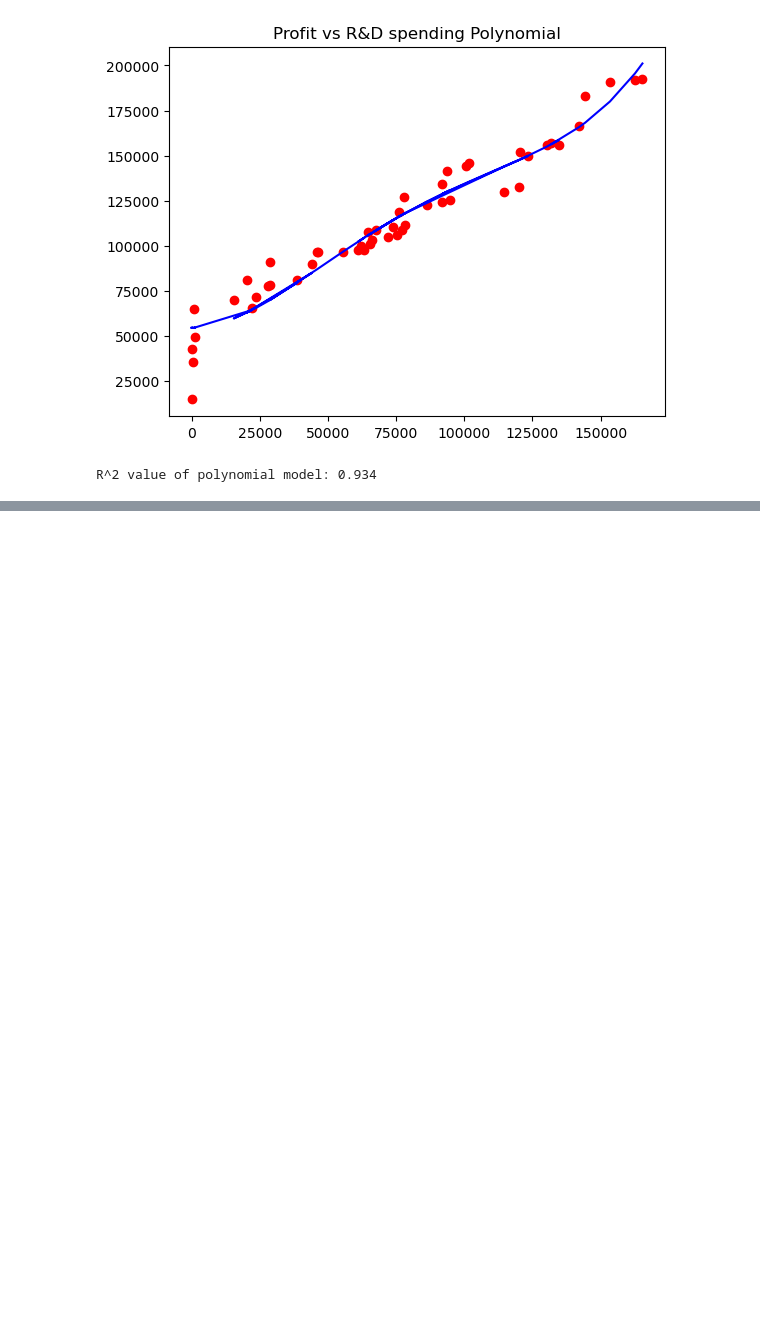
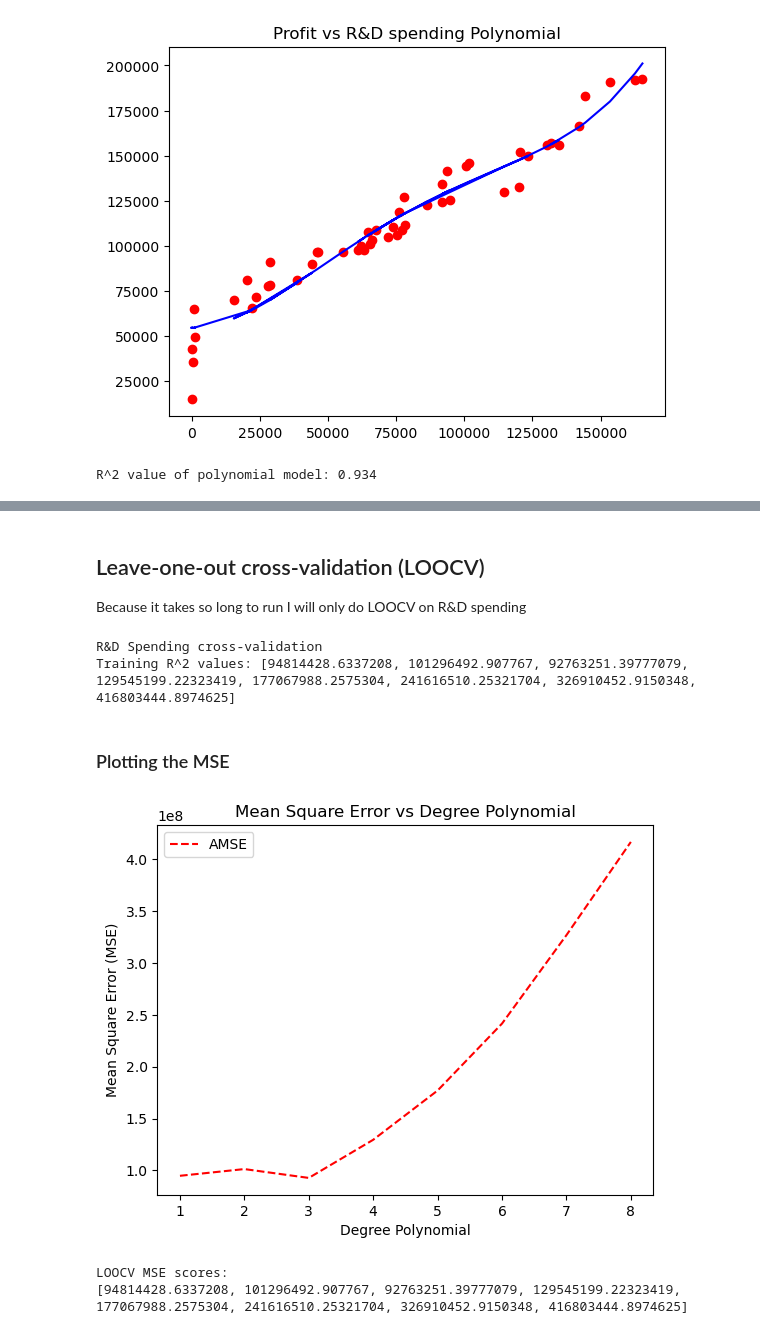
Before and after one commit to graemebeatie/cs4400_assignments, a Jupyter notebook: in_class_cross_validation.ipynb, the cells around one changed output, grey strips where cells are left out. Drawn from its saved outputs; the diff is of its cells as text; code cells hidden in the pictures; blank space fills up the shorter version.

```diff
--- a/in_class_cross_validation.ipynb
+++ b/in_class_cross_validation.ipynb
@@ -188,0 +193,26 @@ print(test_scores)
+# %% [markdown]
+## Leave-one-out cross-validation (LOOCV)
+Because it takes so long to run I will only do LOOCV on R&D spending
+# %%
+
+# R&D spending polynomial regression
+test_scores3 = k_fold_cross_validation(RD_df,len(RD_df),9)
+print(f'R&D Spending Leave-one-out cross-validation\nMean Square Error values: {test_scores3}')
+# %% [output]
+R&D Spending cross-validation
+Training R^2 values: [94814428.6337208, 101296492.907767, 92763251.39777079, 129545199.22323419, 177067988.2575304, 241616510.25321704, 326910452.9150348, 416803444.8974625]
+# %% [markdown]
+### Plotting the MSE
+# %%
+plt.plot(x, test_scores3, 'r--',label='AMSE')
+plt.title('Mean Square Error vs Degree Polynomial')
+plt.xlabel('Degree Polynomial')
+plt.ylabel('Mean Square Error (MSE)')
+plt.legend()
+plt.show()
+
+print(f'LOOCV MSE scores: \n{test_scores3}')
+# %% [output]
+[figure, added]
+LOOCV MSE scores:
+[94814428.6337208, 101296492.907767, 92763251.39777079, 129545199.22323419, 177067988.2575304, 241616510.25321704, 326910452.9150348, 416803444.8974625]
```
Also changed, not shown: parts of 11 cells of this notebook.
